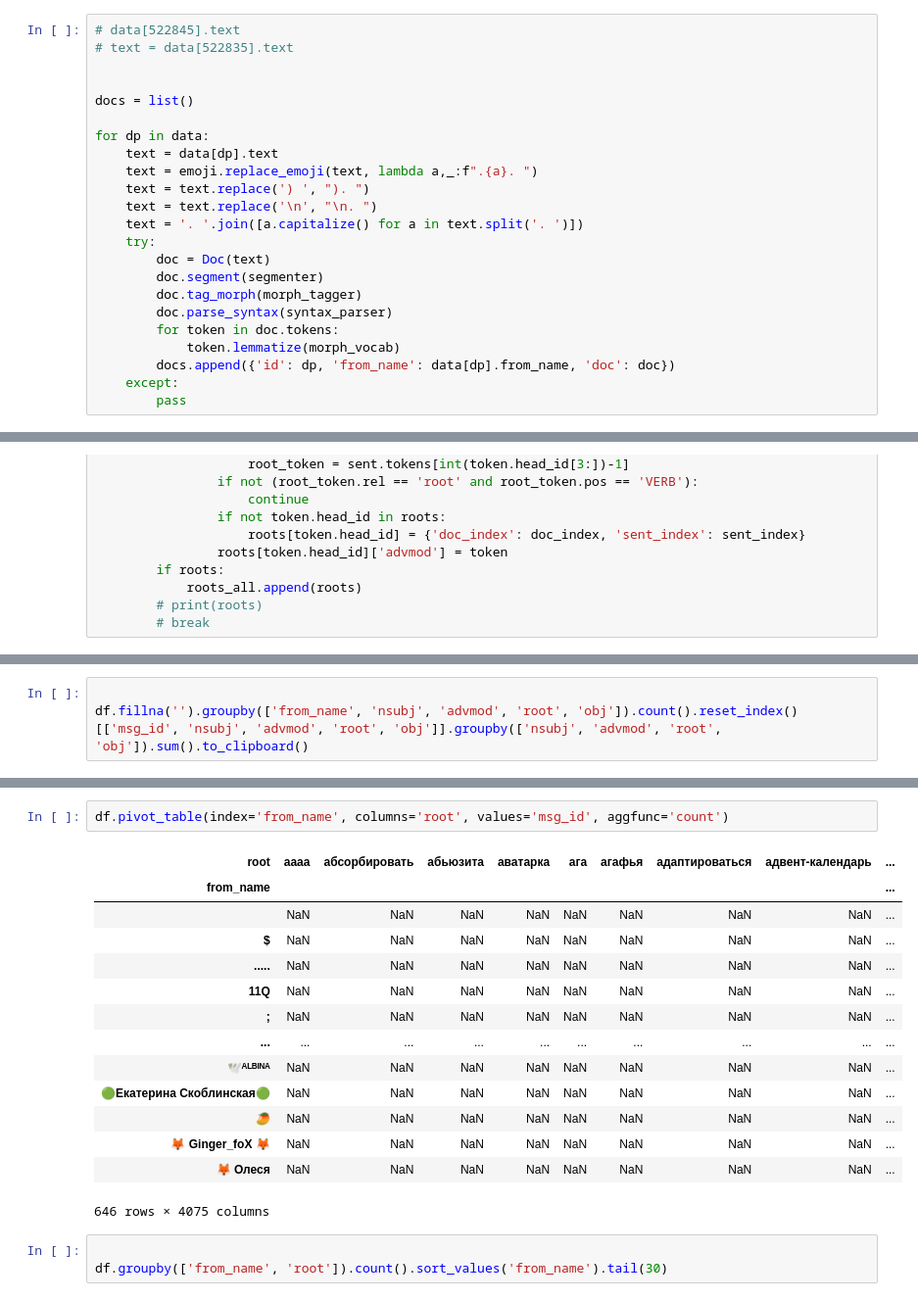
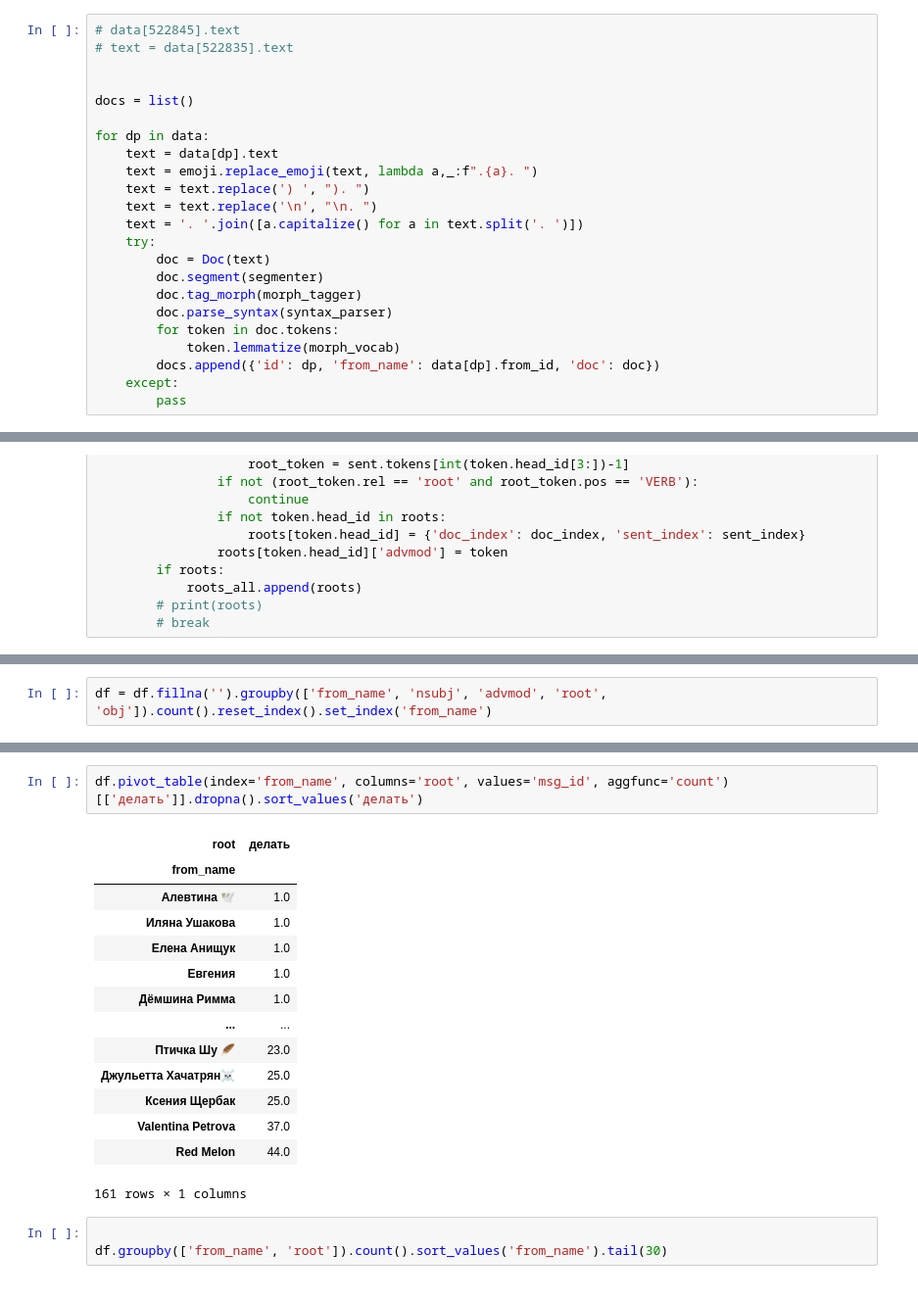
Before and after one commit to mkoninin/tg-json-analysis, a Jupyter notebook: 100 - парсер предложений.ipynb, the cells around one changed output, grey strips where cells are left out. Shown: that part at 98% size. Drawn from its saved outputs; the diff is of its cells as text.

```diff
--- a/100 - парсер предложений.ipynb
+++ b/100 - парсер предложений.ipynb
@@ -71,7 +71,7 @@ for dp in data:
         doc.parse_syntax(syntax_parser)
         for token in doc.tokens:
             token.lemmatize(morph_vocab)
-        docs.append({'id': dp, 'from_name': data[dp].from_name, 'doc': doc})
+        docs.append({'id': dp, 'from_name': data[dp].from_id, 'doc': doc})
     except:
         pass
 # %%
@@ -168,3 +187,2 @@ msg(id=544380, type='message', date='2023-11-09T01:07:02', from_name='Daria', fr
 # %%
-
-df.fillna('').groupby(['from_name', 'nsubj', 'advmod', 'root', 'obj']).count().reset_index()[['msg_id', 'nsubj', 'advmod', 'root', 'obj']].groupby(['nsubj', 'advmod', 'root', 'obj']).sum().to_clipboard()
+df = df.fillna('').groupby(['from_name', 'nsubj', 'advmod', 'root', 'obj']).count().reset_index().set_index('from_name')
@@ -176,20 +227,20 @@ df.query('root == "алоэ"').sort_values('obj')
 # %%
-df.pivot_table(index='from_name', columns='root', values='msg_id', aggfunc='count')
+df.pivot_table(index='from_name', columns='root', values='msg_id', aggfunc='count')[['делать']].dropna().sort_values('делать')
 # %% [output]
-| root | аааа | абсорбировать | абьюзита | аватарка | ага | агафья | адаптироваться | адвент-календарь | ... |
-| from_name |  |  |  |  |  |  |  |  | ... |
-|  | NaN | NaN | NaN | NaN | NaN | NaN | NaN | NaN | ... |
-| $ | NaN | NaN | NaN | NaN | NaN | NaN | NaN | NaN | ... |
-| ..... | NaN | NaN | NaN | NaN | NaN | NaN | NaN | NaN | ... |
-| 11Q | NaN | NaN | NaN | NaN | NaN | NaN | NaN | NaN | ... |
-| ; | NaN | NaN | NaN | NaN | NaN | NaN | NaN | NaN | ... |
-| ... | ... | ... | ... | ... | ... | ... | ... | ... | ... |
-| 🕊️ᴬᴸᴮᴵᴺᴬ | NaN | NaN | NaN | NaN | NaN | NaN | NaN | NaN | ... |
-| 🟢Екатерина Скоблинская🟢 | NaN | NaN | NaN | NaN | NaN | NaN | NaN | NaN | ... |
-| 🥭 | NaN | NaN | NaN | NaN | NaN | NaN | NaN | NaN | ... |
-| 🦊 Ginger_foX 🦊 | NaN | NaN | NaN | NaN | NaN | NaN | NaN | NaN | ... |
-| 🦊 Олеся | NaN | NaN | NaN | NaN | NaN | NaN | NaN | NaN | ... |
+| root | делать |
+| from_name |  |
+| Алевтина 🕊 | 1.0 |
+| Иляна Ушакова | 1.0 |
+| Елена Анищук | 1.0 |
+| Евгения | 1.0 |
+| Дёмшина Римма | 1.0 |
+| ... | ... |
+| Птичка Шу 🪶 | 23.0 |
+| Джульетта Хачатрян☠️ | 25.0 |
+| Ксения Щербак | 25.0 |
+| Valentina Petrova | 37.0 |
+| Red Melon | 44.0 |
-646 rows × 4075 columns
+161 rows × 1 columns
 # %%
 
 df.groupby(['from_name', 'root']).count().sort_values('from_name').tail(30)
```
Also changed, not shown: parts of 10 cells of this notebook.
